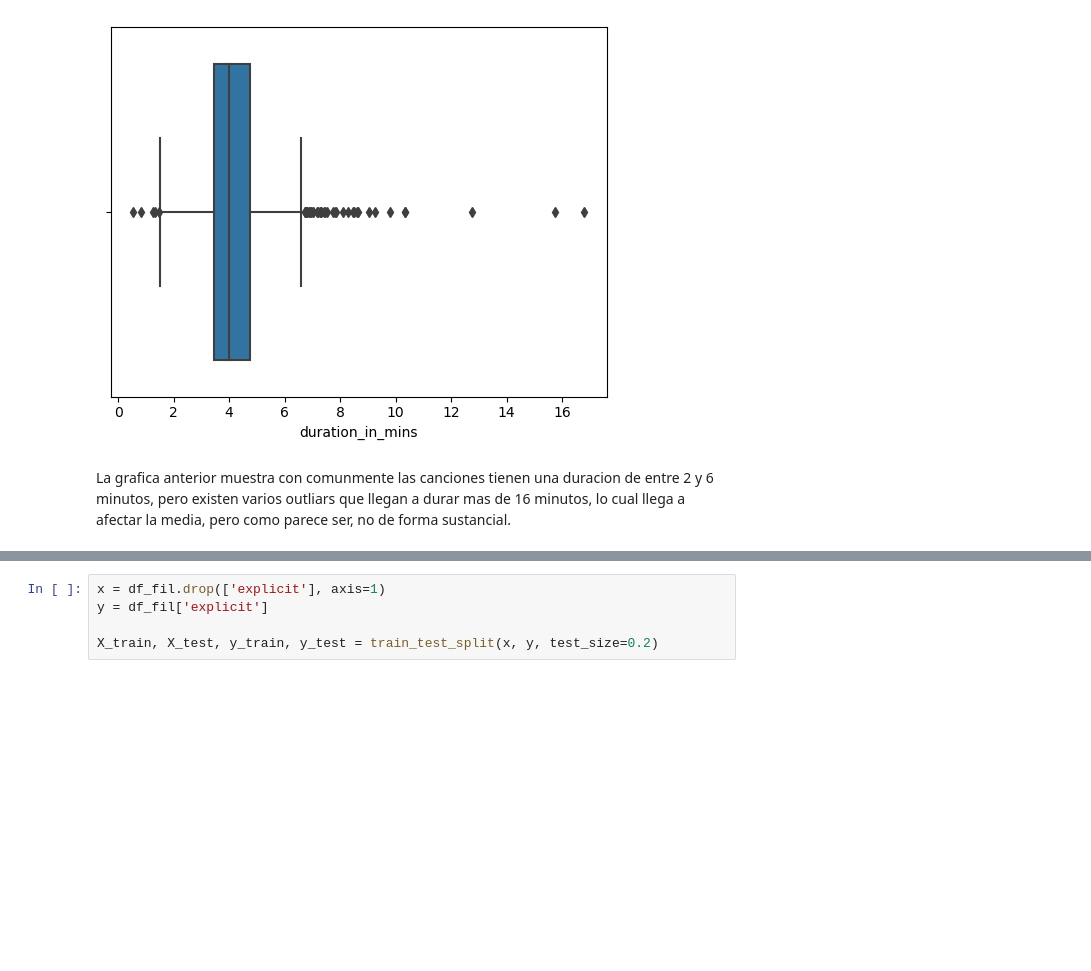
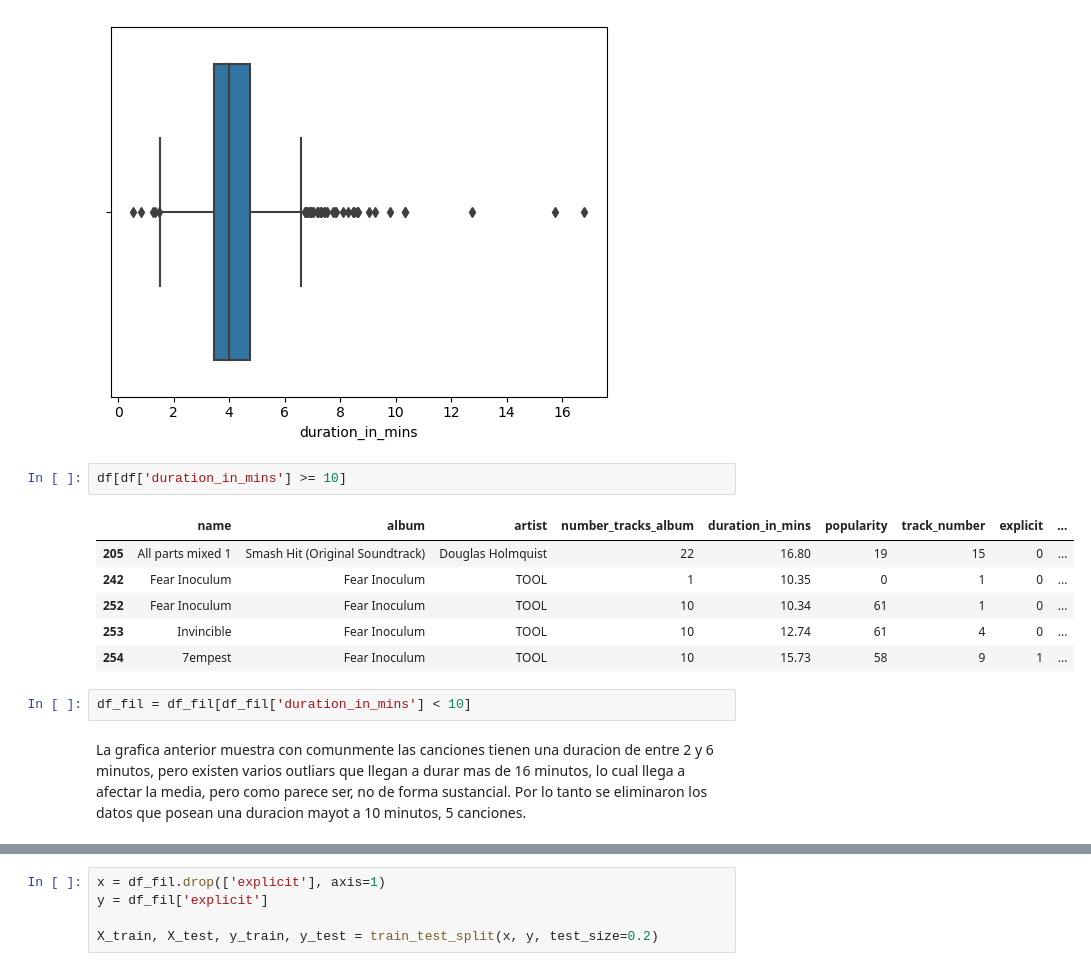
Before and after one commit to simonpine/spotifyPlaylistAnalysis, a Jupyter notebook: Analysis.ipynb, the cells around one changed output, grey strips where cells are left out. Cells and saved outputs as stored; diff of their text form; blank space fills up the shorter version.

```diff
--- a/Analysis.ipynb
+++ b/Analysis.ipynb
@@ -192,8 +212,19 @@ sns.boxplot(x=df["duration_in_mins"])
 # %% [output]
 <Axes: xlabel='duration_in_mins'>
 [figure]
+# %%
+df[df['duration_in_mins'] >= 10]
+# %% [output]
+|  | name | album | artist | number_tracks_album | duration_in_mins | popularity | track_number | explicit | ... |
+| 205 | All parts mixed 1 | Smash Hit (Original Soundtrack) | Douglas Holmquist | 22 | 16.80 | 19 | 15 | 0 | ... |
+| 242 | Fear Inoculum | Fear Inoculum | TOOL | 1 | 10.35 | 0 | 1 | 0 | ... |
+| 252 | Fear Inoculum | Fear Inoculum | TOOL | 10 | 10.34 | 61 | 1 | 0 | ... |
+| 253 | Invincible | Fear Inoculum | TOOL | 10 | 12.74 | 61 | 4 | 0 | ... |
+| 254 | 7empest | Fear Inoculum | TOOL | 10 | 15.73 | 58 | 9 | 1 | ... |
+# %%
+df_fil = df_fil[df_fil['duration_in_mins'] < 10]
 # %% [markdown]
-La grafica anterior muestra con comunmente las canciones tienen una duracion de entre 2 y 6 minutos, pero existen varios outliars que llegan a durar mas de 16 minutos, lo cual llega a afectar la media, pero como parece ser, no de forma sustancial.
+La grafica anterior muestra con comunmente las canciones tienen una duracion de entre 2 y 6 minutos, pero existen varios outliars que llegan a durar mas de 16 minutos, lo cual llega a afectar la media, pero como parece ser, no de forma sustancial. Por lo tanto se eliminaron los datos que posean una duracion mayot a 10 minutos, 5 canciones.
 # %%
 sns.set()
 cols = ['duration_in_mins', 'popularity', 'track_number', 'number_tracks_album']
```
Also changed, not shown: parts of 13 cells of this notebook, 1 other file.
